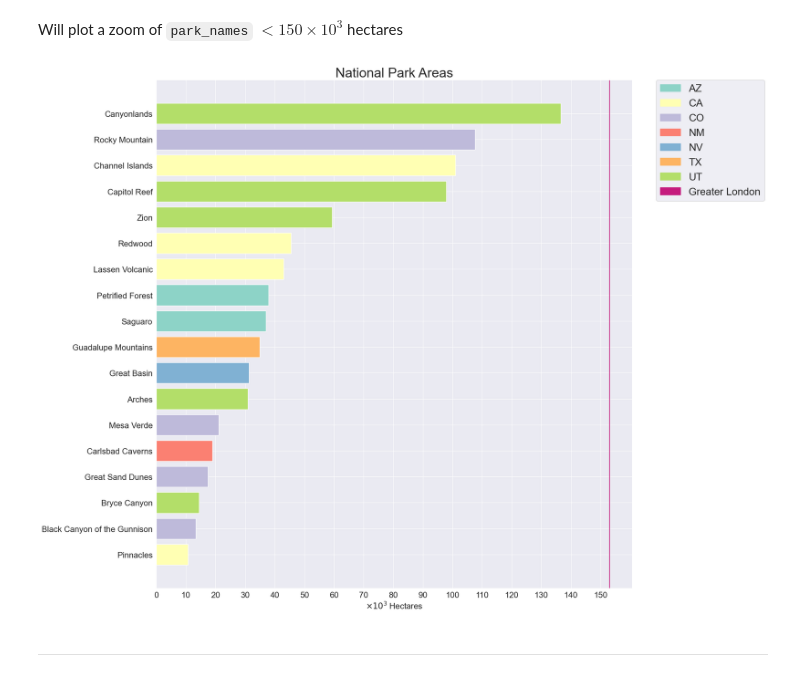
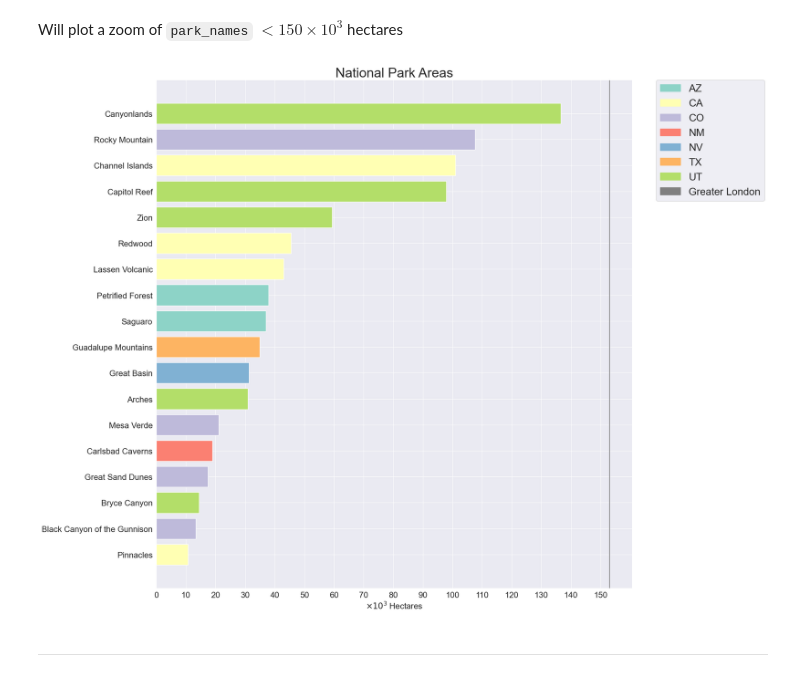
Before and after one commit to pineapple-bois/Biodiversity-In-National-Parks-Real-World, a Jupyter notebook: analysis.ipynb, the cells around one changed output. Saved outputs shown, nothing was run; the diff lists cells and outputs as text; code cells hidden in the pictures.

```diff
--- a/analysis.ipynb
+++ b/analysis.ipynb
@@ -487,19 +487,19 @@ park_area_subset = park_area_df[park_area_df['hectares'] < 150]
 # %%
 # plotting park areas < 150000 hectares
 plt.figure(figsize=(20,15))
 plt.title('National Park Areas', fontsize=26)
 plt.barh(y=park_area_subset.park_name, width=park_area_subset.hectares, color=colour)
-plt.axvline(x=153, color='#c51b7d', label='Greater London')
+plt.axvline(x=153, color='#808080', label='Greater London')
 plt.yticks(rotation=0, fontsize=16)
 plt.xticks(np.arange(0,160,10), fontsize=16)
 plt.xlabel(f'$\\times 10^{3}$ Hectares', fontsize=16)
-plt.legend(handles=handles_three + [mpatches.Patch(color='#c51b7d', label='Greater London')],
+plt.legend(handles=handles_three + [mpatches.Patch(color='#808080', label='Greater London')],
            fontsize=20, bbox_to_anchor=(1.05, 1), loc='upper left', borderaxespad=0)
 plt.grid(True)
 plt.tight_layout()
 plt.show()
 # %% [output]
-[figure, old version]
+[figure, new version]
 # %% [markdown]
 ----
 # %% [markdown]
```
Also changed, not shown: parts of 1 cell of this notebook.
